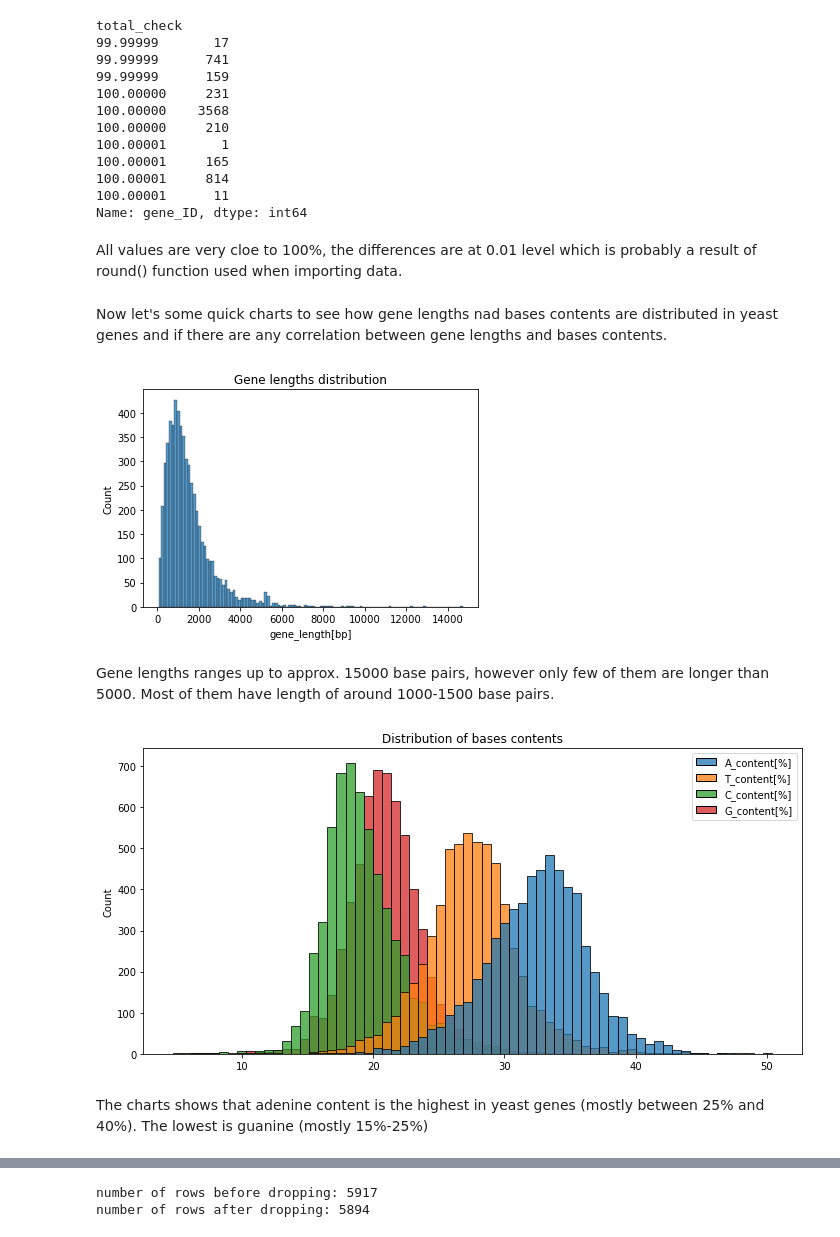
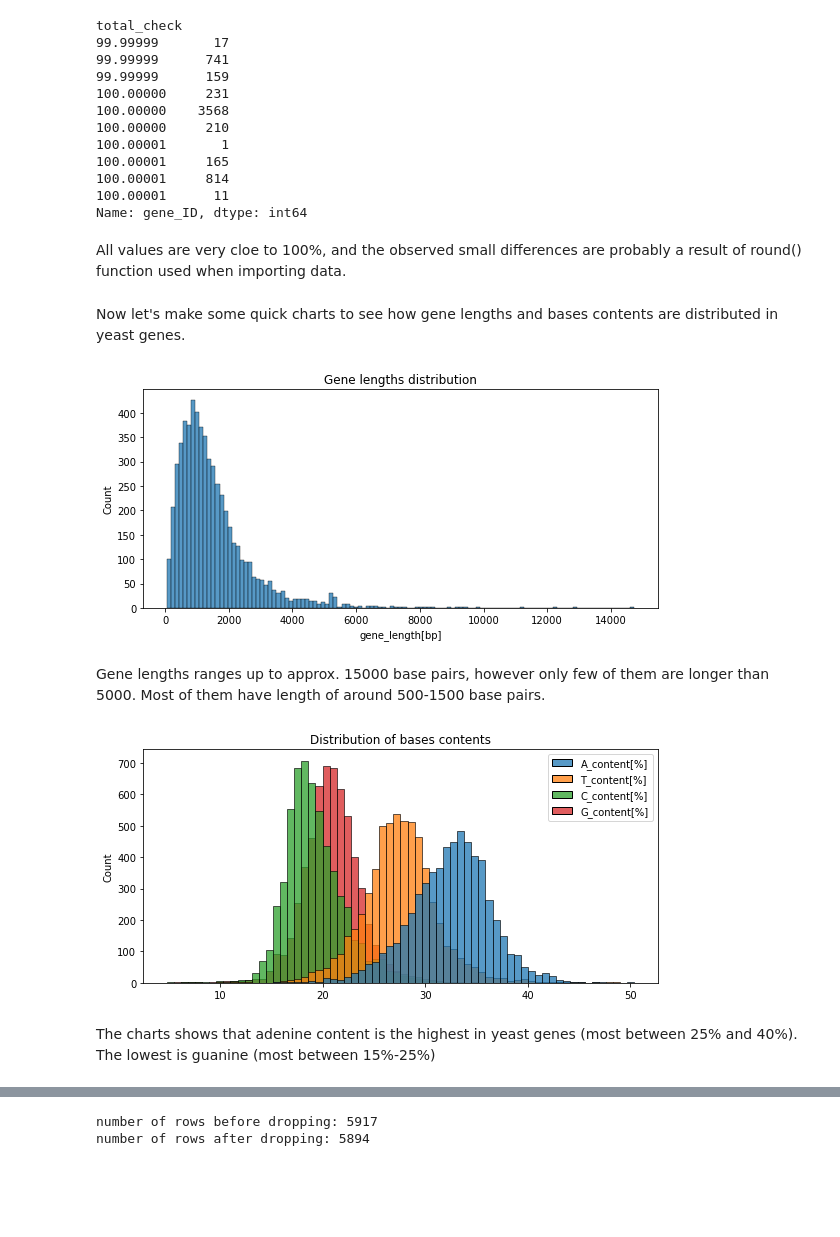
Before and after one commit to piotrsoczewka/Essential_Genes, a Jupyter notebook: Data import and exploratory analysis.ipynb, the cells around one changed output, grey strips where cells are left out. Saved outputs shown, nothing was run; the diff lists cells and outputs as text; code cells hidden in the pictures; blank space fills up the shorter version.

```diff
--- a/Data import and exploratory analysis.ipynb
+++ b/Data import and exploratory analysis.ipynb
@@ -79,29 +79,30 @@ total_check
 100.00001      11
 Name: gene_ID, dtype: int64
 # %% [markdown]
-All values are very cloe to 100%, the differences are at 0.01 level which is probably a result of round() function used when importing data.
+All values are very cloe to 100%, and the observed small differences are probably a result of round() function used when importing data.
 # %%
 all_genes_df.drop('total_check', axis=1, inplace=True) # removing 'total_check column'
 # %% [markdown]
-Now let's some quick charts to see how gene lengths nad bases contents are distributed in yeast genes and if there are any correlation between gene lengths and bases contents.
+Now let's make some quick charts to see how gene lengths and bases contents are distributed in yeast genes.
 # %%
+plt.figure(figsize=[8, 4])
 sns.histplot(all_genes_df['gene_length[bp]'])
 plt.title('Gene lengths distribution')
+plt.tight_layout()
 plt.show()
 # %% [output]
-[figure, old version]
+[figure, new version]
 # %% [markdown]
-Gene lengths ranges up to approx. 15000 base pairs, however only few of them are longer than 5000. Most of them have length of around 1000-1500 base pairs.
+Gene lengths ranges up to approx. 15000 base pairs, however only few of them are longer than 5000. Most of them have length of around 500-1500 base pairs.
 # %%
 data = all_genes_df.loc[:, 'A_content[%]' : 'G_content[%]']
-fig, ax = plt.subplots()
-fig.set_size_inches([10, 5])
+plt.figure(figsize=[8, 4])
 sns.histplot(data)
 plt.title('Distribution of bases contents')
 plt.tight_layout()
 plt.show()
 # %% [output]
-[figure, old version]
+[figure, new version]
 # %% [markdown]
-The charts shows that adenine content is the highest in yeast genes (mostly between 25% and 40%). The lowest is guanine (mostly 15%-25%)
+The charts shows that adenine content is the highest in yeast genes (most between 25% and 40%). The lowest is guanine (most between 15%-25%)
 # %% [markdown]
```
Also changed, not shown: parts of 22 cells of this notebook, 2 other files.
